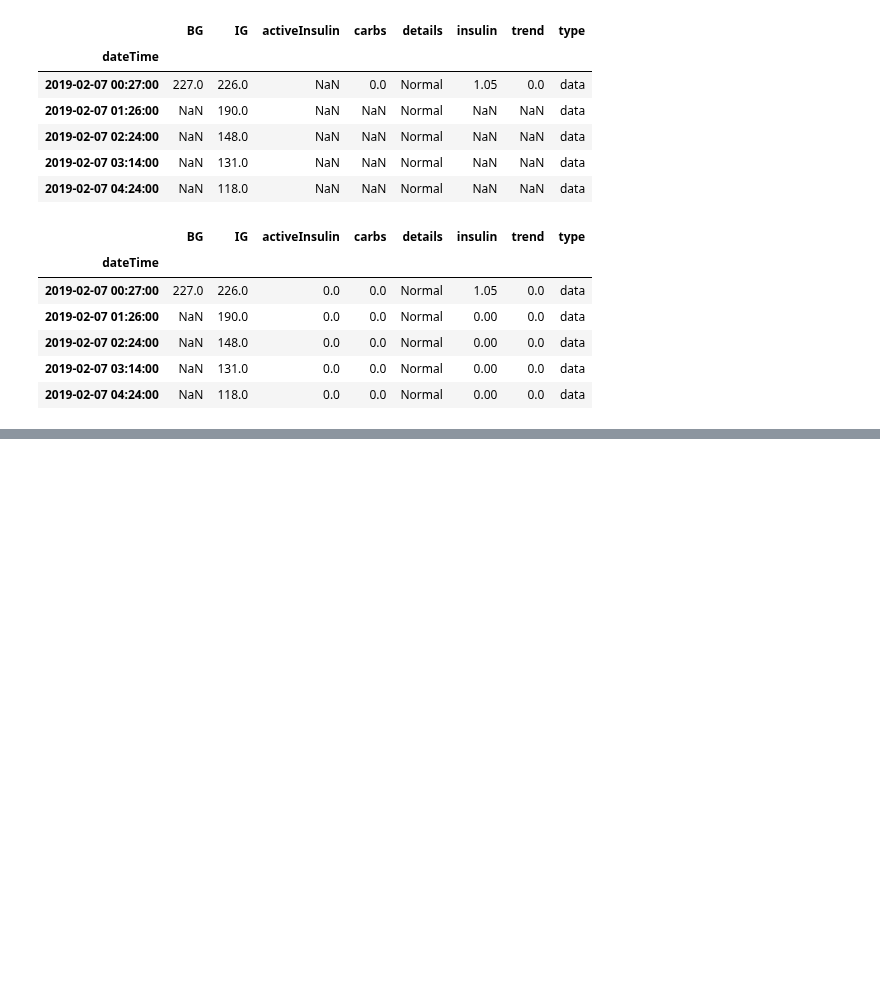
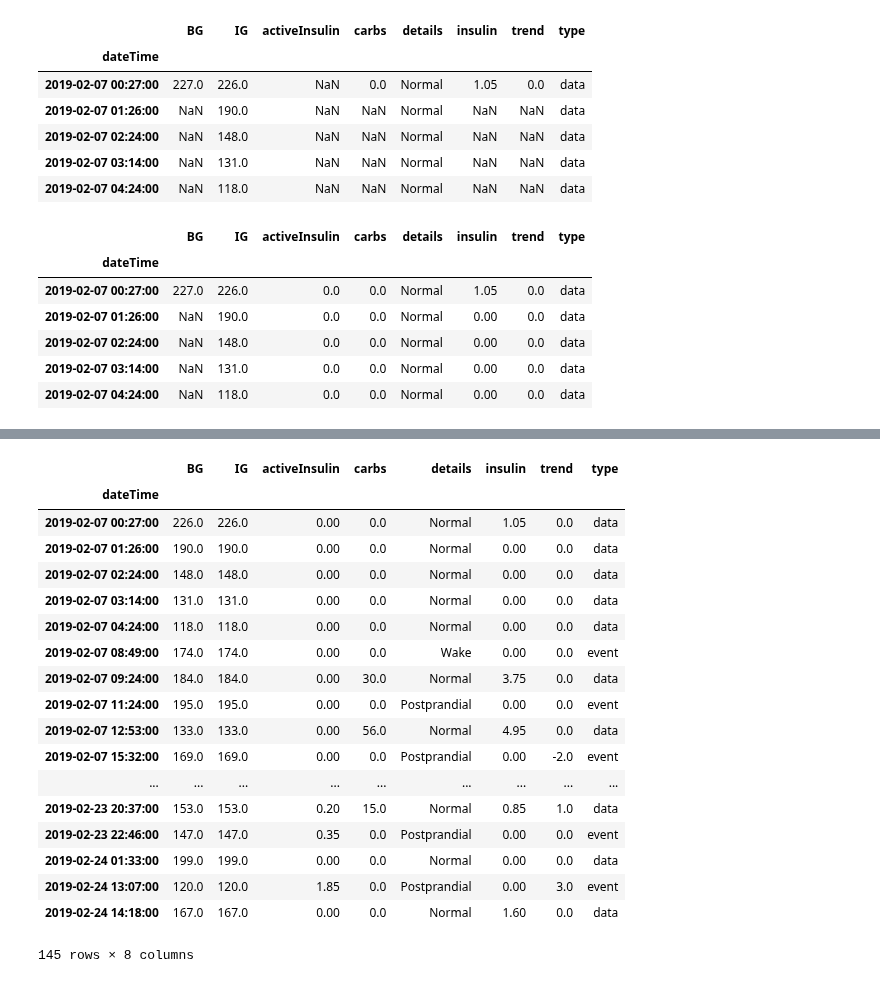
Before and after one commit to gmagannaDevelop/DiabManager, a Jupyter notebook: Parsing.ipynb, the cells around one changed output, grey strips where cells are left out. Drawn from its saved outputs; the diff is of its cells as text; code cells hidden in the pictures; blank space fills up the shorter version.

```diff
--- a/Parsing.ipynb
+++ b/Parsing.ipynb
@@ -119,4 +119,8 @@ data2['BG'] = list(
                        )
                   )
 # %%
-(lambda x, y: x if not np.isnan(x) else y)(4, np.nan)
+data2['IG'] = list(
+                    map(
+                         lambda x, y: x if not np.isnan(x) else y, data['IG'], data['BG']
+                       )
+                  )
@@ -204,0 +149,24 @@ dtype: float64
+# %%
+data3 = data2.dropna()
+# %%
+data3
+# %% [output]
+|  | BG | IG | activeInsulin | carbs | details | insulin | trend | type |
+| dateTime |  |  |  |  |  |  |  |  |
+| 2019-02-07 00:27:00 | 226.0 | 226.0 | 0.00 | 0.0 | Normal | 1.05 | 0.0 | data |
+| 2019-02-07 01:26:00 | 190.0 | 190.0 | 0.00 | 0.0 | Normal | 0.00 | 0.0 | data |
+| 2019-02-07 02:24:00 | 148.0 | 148.0 | 0.00 | 0.0 | Normal | 0.00 | 0.0 | data |
+| 2019-02-07 03:14:00 | 131.0 | 131.0 | 0.00 | 0.0 | Normal | 0.00 | 0.0 | data |
+| 2019-02-07 04:24:00 | 118.0 | 118.0 | 0.00 | 0.0 | Normal | 0.00 | 0.0 | data |
+| 2019-02-07 08:49:00 | 174.0 | 174.0 | 0.00 | 0.0 | Wake | 0.00 | 0.0 | event |
+| 2019-02-07 09:24:00 | 184.0 | 184.0 | 0.00 | 30.0 | Normal | 3.75 | 0.0 | data |
+| 2019-02-07 11:24:00 | 195.0 | 195.0 | 0.00 | 0.0 | Postprandial | 0.00 | 0.0 | event |
+| 2019-02-07 12:53:00 | 133.0 | 133.0 | 0.00 | 56.0 | Normal | 4.95 | 0.0 | data |
+| 2019-02-07 15:32:00 | 169.0 | 169.0 | 0.00 | 0.0 | Postprandial | 0.00 | -2.0 | event |
+| ... | ... | ... | ... | ... | ... | ... | ... | ... |
+| 2019-02-23 20:37:00 | 153.0 | 153.0 | 0.20 | 15.0 | Normal | 0.85 | 1.0 | data |
+| 2019-02-23 22:46:00 | 147.0 | 147.0 | 0.35 | 0.0 | Postprandial | 0.00 | 0.0 | event |
+| 2019-02-24 01:33:00 | 199.0 | 199.0 | 0.00 | 0.0 | Normal | 0.00 | 0.0 | data |
+| 2019-02-24 13:07:00 | 120.0 | 120.0 | 1.85 | 0.0 | Postprandial | 0.00 | 3.0 | event |
+| 2019-02-24 14:18:00 | 167.0 | 167.0 | 0.00 | 0.0 | Normal | 1.60 | 0.0 | data |
+145 rows × 8 columns
```
Also changed, not shown: parts of 11 cells of this notebook, 3 other files.
